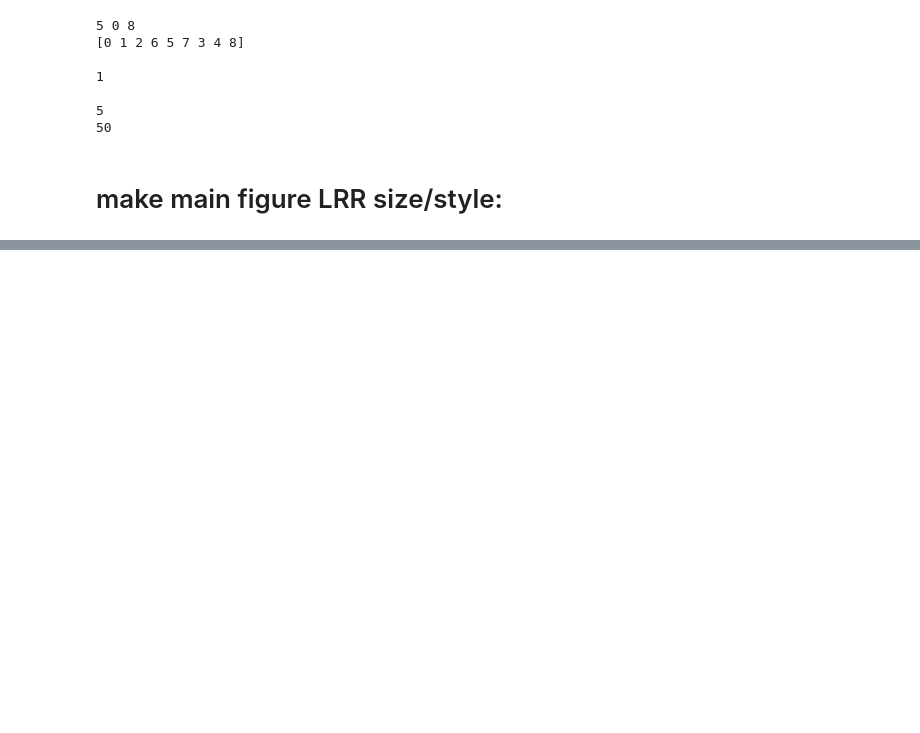
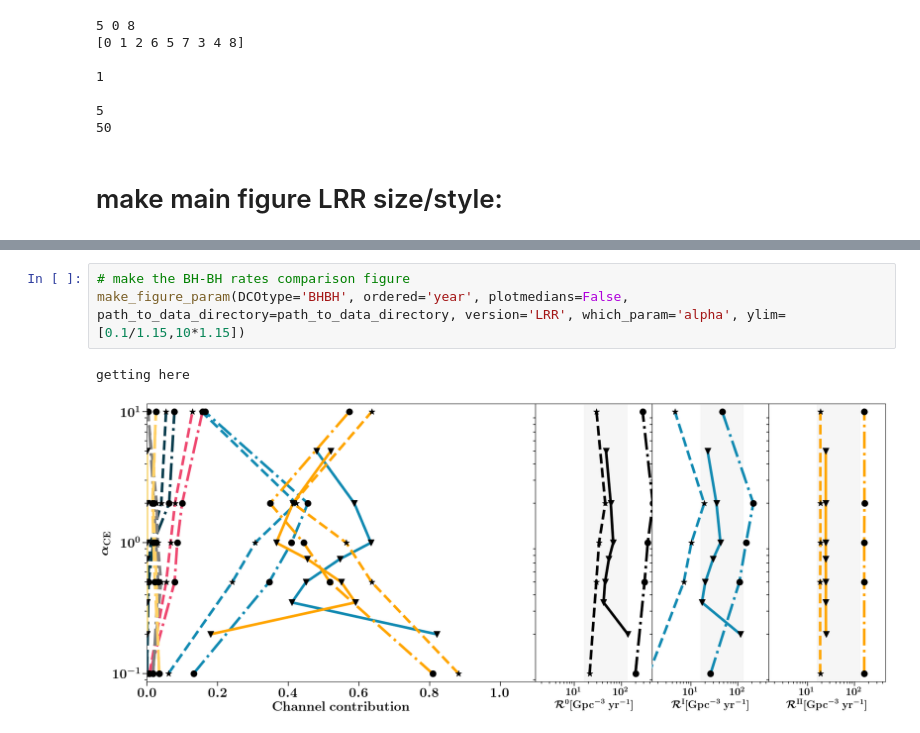
Before and after one commit to FloorBroekgaarden/Rates_of_Formation_Channels, a Jupyter notebook: plottingCode/Fig_comparison/rates_figure_formation_channels.ipynb, the cells around one changed output, grey strips where cells are left out. Drawn from its saved outputs; the diff is of its cells as text; blank space fills up the shorter version.

```diff
--- a/plottingCode/Fig_comparison/rates_figure_formation_channels.ipynb
+++ b/plottingCode/Fig_comparison/rates_figure_formation_channels.ipynb
@@ -1219,0 +1862,6 @@ the total vertical length of the BHBH plot reaches: -62 this is information floo
+# %%
+# make the BH-BH rates comparison figure
+make_figure_param(DCOtype='BHBH', ordered='year', plotmedians=False, path_to_data_directory=path_to_data_directory, version='LRR', which_param='alpha', ylim=[0.1/1.15,10*1.15])
+# %% [output]
+getting here
+[figure, added]
```
Also changed, not shown: parts of 18 cells of this notebook, 38 other files.
